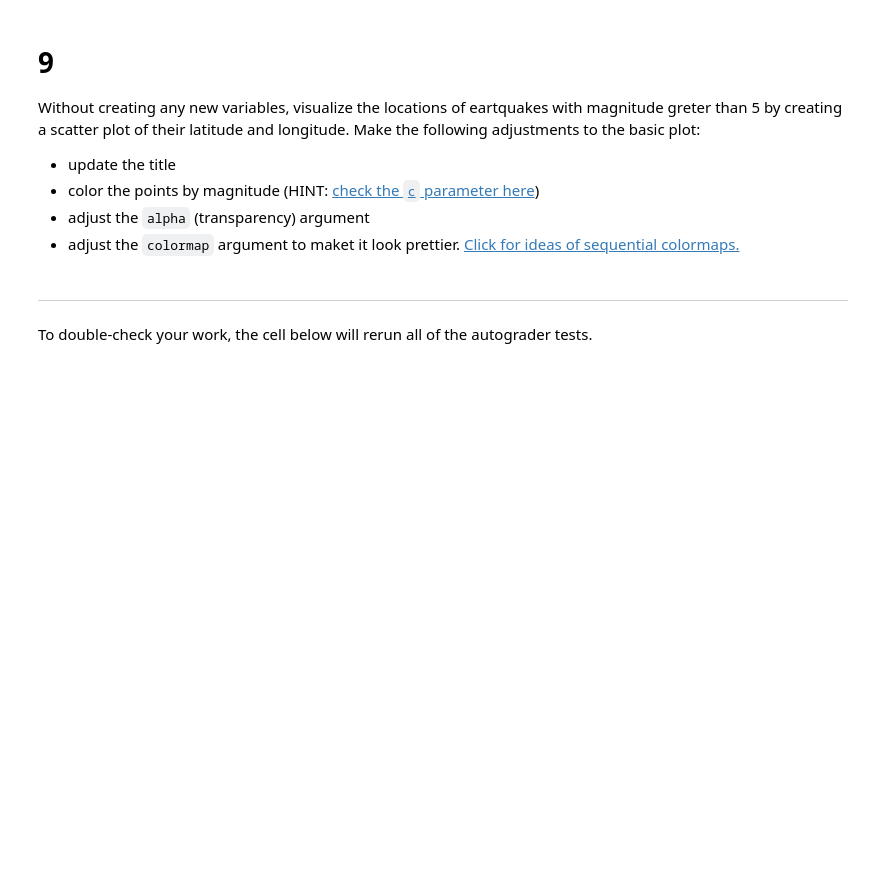
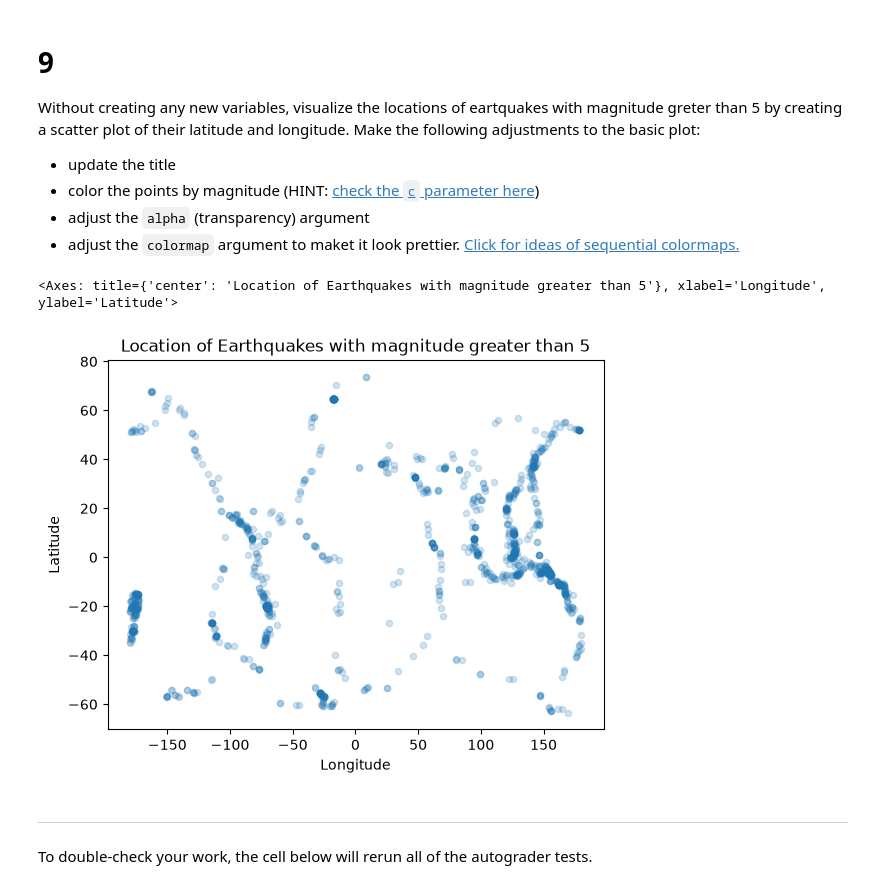
Before and after one commit to moniqueallyson/eds220-hwk1, a Jupyter notebook: task3/hwk1-task3-earthquakes.ipynb, the cells around one changed output. Cells and saved outputs as stored; diff of their text form; code cells hidden in the pictures; blank space fills up the shorter version.

```diff
--- a/task3/hwk1-task3-earthquakes.ipynb
+++ b/task3/hwk1-task3-earthquakes.ipynb
@@ -201,15 +333,18 @@ Without creating any new variables, visualize the locations of eartquakes with m
 - adjust the `alpha` (transparency) argument
 - adjust the `colormap` argument to maket it look prettier. [Click for ideas of sequential colormaps.](https://matplotlib.org/stable/users/explain/colors/colormaps.html)
 # %%
-eqk[eqk['mag'] > 5].plot(kind='scatter',
-                         x='longitude',
-                         y='latitude',
-                         title='Location of Earthquakes with magnitude greater than 5',
-                         xlabel='Longitude',
-                         ylabel='Latitude',
-                         color="lightblue",
-                         alpha=0.3
+eqk[eqk['mag'] > 5].plot(kind='scatter', # Create scatter plot
+                         x='longitude', # Choose x-axis as longitude
+                         y='latitude', # Choose y-axis as latitude
+                         title='Location of Earthquakes with magnitude greater than 5', # Change title
+                         xlabel='Longitude', # Change x-axis description
+                         ylabel='Latitude', # Change y-axis description
+                         alpha=0.2, # Change transparancy
+                         cmap='magma' # Colormap adujustments
                         )
+# %% [output]
+<Axes: title={'center': 'Location of Earthquakes with magnitude greater than 5'}, xlabel='Longitude', ylabel='Latitude'>
+[figure, added]
 # %% [markdown]
 ---
 
```
Also changed, not shown: parts of 24 cells of this notebook.
